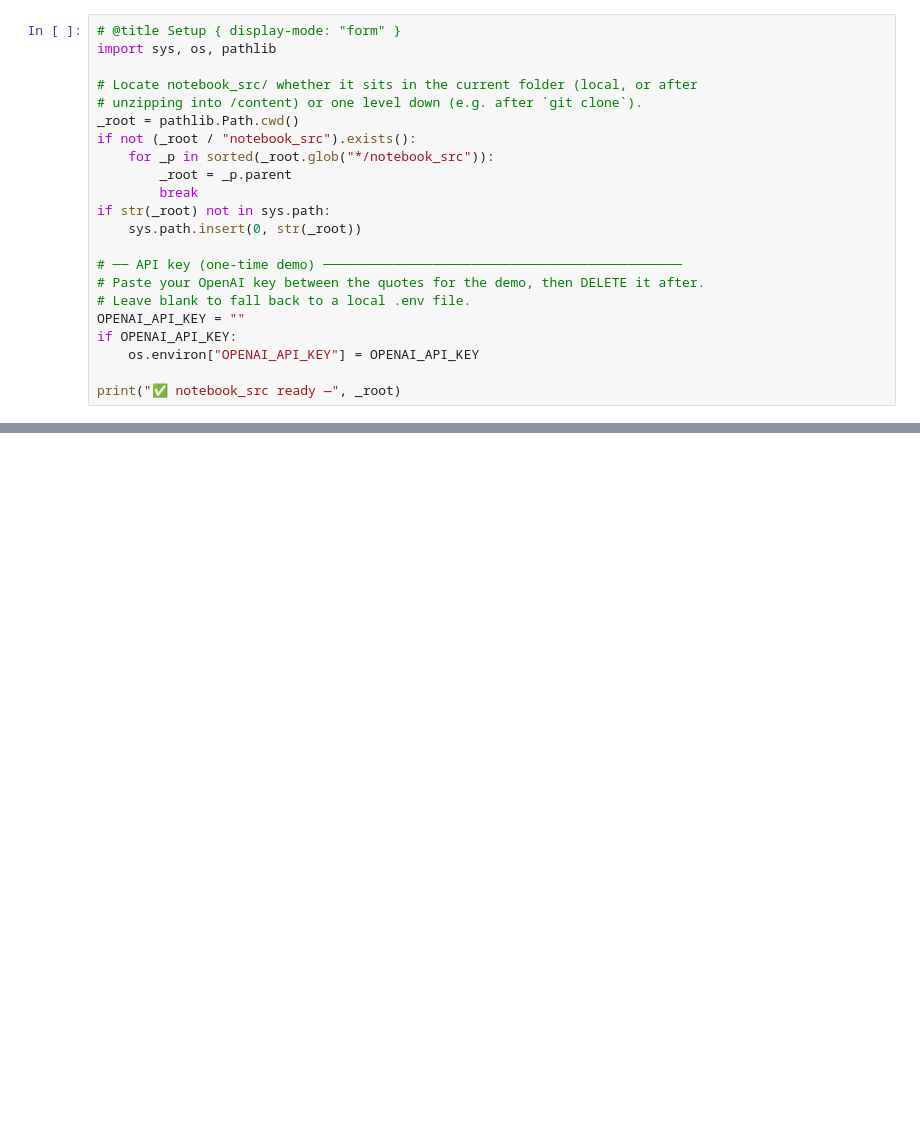
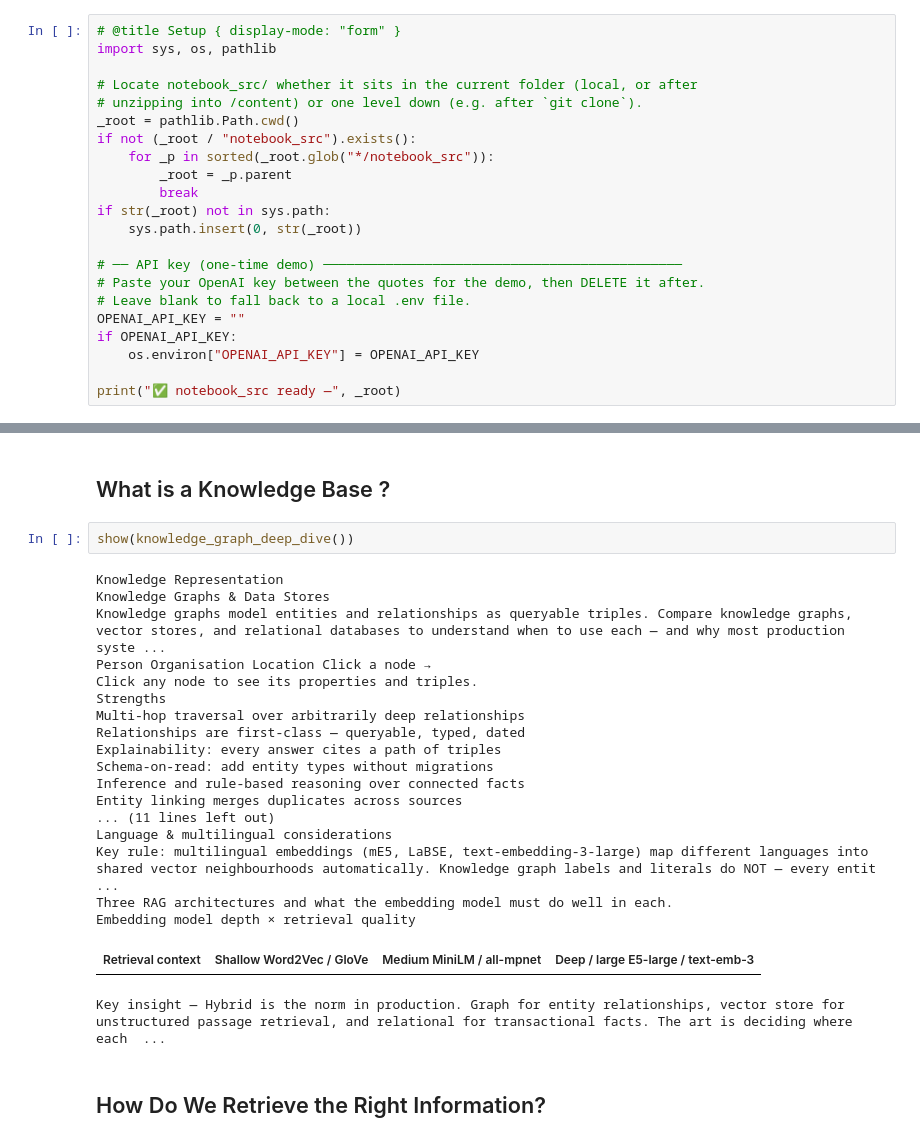
Before and after one commit to Tainejelliott/IndabaX_misinformation_workshop, a Jupyter notebook: 1 - Introduction.ipynb, the cells around one changed output, grey strips where cells are left out. Cells and saved outputs as stored; diff of their text form; blank space fills up the shorter version.

```diff
--- a/1 - Introduction.ipynb
+++ b/1 - Introduction.ipynb
@@ -66,0 +110,26 @@ show(concept_rag())
+# %% [markdown]
+## What is a Knowledge Base ?
+# %%
+show(knowledge_graph_deep_dive())
+# %% [output]
+Knowledge Representation
+Knowledge Graphs & Data Stores
+Knowledge graphs model entities and relationships as queryable triples. Compare knowledge graphs, vector stores, and relational databases to understand when to use each — and why most production syste ...
+Person Organisation Location Click a node →
+Click any node to see its properties and triples.
+Strengths
+Multi-hop traversal over arbitrarily deep relationships
+Relationships are first-class — queryable, typed, dated
+Explainability: every answer cites a path of triples
+Schema-on-read: add entity types without migrations
+Inference and rule-based reasoning over connected facts
+Entity linking merges duplicates across sources
+... (11 lines left out)
+Language & multilingual considerations
+Key rule: multilingual embeddings (mE5, LaBSE, text-embedding-3-large) map different languages into shared vector neighbourhoods automatically. Knowledge graph labels and literals do NOT — every entit ...
+Three RAG architectures and what the embedding model must do well in each.
+Embedding model depth × retrieval quality
+| Retrieval context | Shallow Word2Vec / GloVe | Medium MiniLM / all-mpnet | Deep / large E5-large / text-emb-3 |
+Key insight — Hybrid is the norm in production. Graph for entity relationships, vector store for unstructured passage retrieval, and relational for transactional facts. The art is deciding where each  ...
+# %% [markdown]
+## How Do We Retrieve the Right Information?
```
Also changed, not shown: parts of 23 cells of this notebook, 11 other files.
